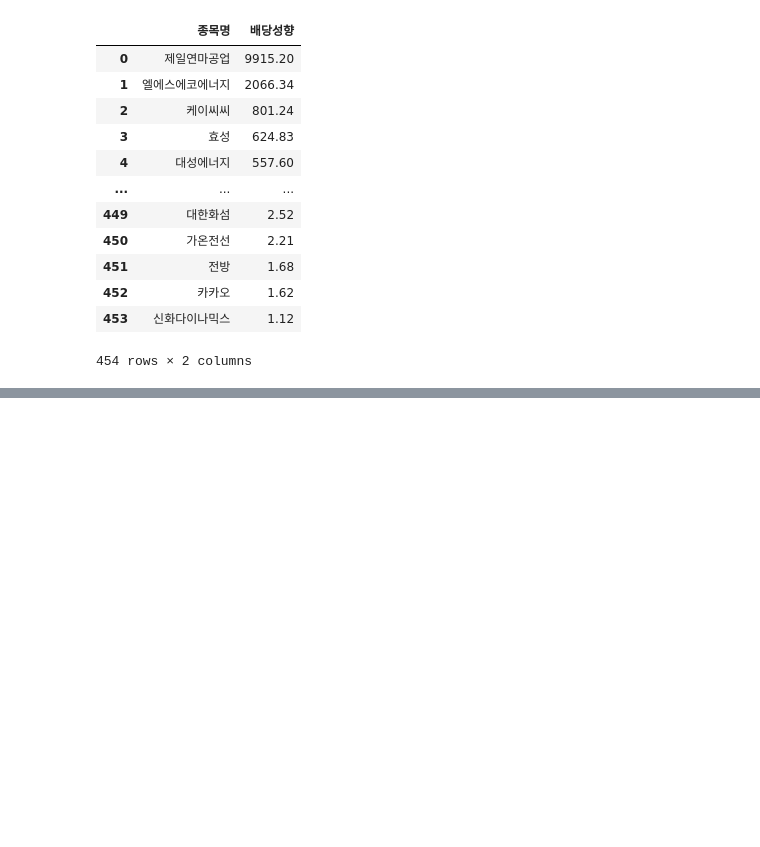
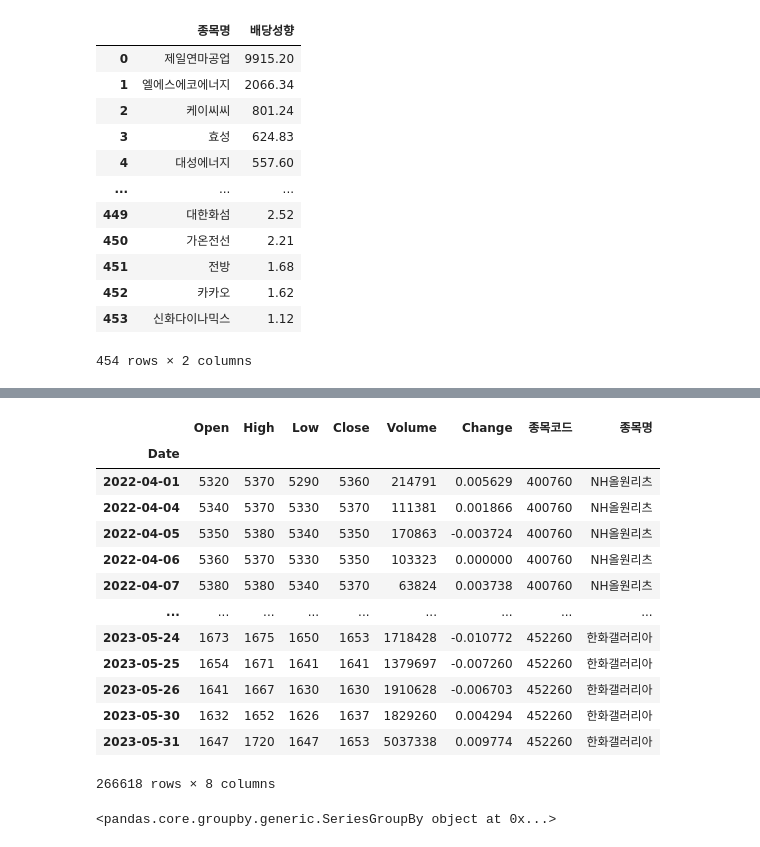
Before and after one commit to minxzzy/hackathon, a Jupyter notebook: need.ipynb, the cells around one changed output, grey strips where cells are left out. Saved outputs shown, nothing was run; the diff lists cells and outputs as text; code cells hidden in the pictures; blank space fills up the shorter version.

```diff
--- a/need.ipynb
+++ b/need.ipynb
@@ -196,0 +293,5 @@ dbi
+# %%
+c = close['종목명'].unique()
+c = pd.DataFrame(c)
+c.columns=['종목명']
+c
@@ -196,0 +312,2 @@ dbi
+# %%
+code['종목명'] = c['종목명']
@@ -196,0 +353,5 @@ dbi
+# %%
+sell = []
+for i in code.index :
+    df = fdr.DataReader(str(code.loc[i, '종목코드']), '2022-04-01', '2023-05-31')
+    sell.append(df)
@@ -196,0 +378,26 @@ dbi
+# %%
+for i in code.index :
+    sell[i]['종목코드'] = code.loc[i, '종목코드']
+    sell[i]['종목명'] = code.loc[i, '종목명']
+# %%
+data = pd.concat(sell)
+data
+# %% [output]
+|  | Open | High | Low | Close | Volume | Change | 종목코드 | 종목명 |
+| Date |  |  |  |  |  |  |  |  |
+| 2022-04-01 | 5320 | 5370 | 5290 | 5360 | 214791 | 0.005629 | 400760 | NH올원리츠 |
+| 2022-04-04 | 5340 | 5370 | 5330 | 5370 | 111381 | 0.001866 | 400760 | NH올원리츠 |
+| 2022-04-05 | 5350 | 5380 | 5340 | 5350 | 170863 | -0.003724 | 400760 | NH올원리츠 |
+| 2022-04-06 | 5360 | 5370 | 5330 | 5350 | 103323 | 0.000000 | 400760 | NH올원리츠 |
+| 2022-04-07 | 5380 | 5380 | 5340 | 5370 | 63824 | 0.003738 | 400760 | NH올원리츠 |
+| ... | ... | ... | ... | ... | ... | ... | ... | ... |
+| 2023-05-24 | 1673 | 1675 | 1650 | 1653 | 1718428 | -0.010772 | 452260 | 한화갤러리아 |
+| 2023-05-25 | 1654 | 1671 | 1641 | 1641 | 1379697 | -0.007260 | 452260 | 한화갤러리아 |
+| 2023-05-26 | 1641 | 1667 | 1630 | 1630 | 1910628 | -0.006703 | 452260 | 한화갤러리아 |
+| 2023-05-30 | 1632 | 1652 | 1626 | 1637 | 1829260 | 0.004294 | 452260 | 한화갤러리아 |
+| 2023-05-31 | 1647 | 1720 | 1647 | 1653 | 5037338 | 0.009774 | 452260 | 한화갤러리아 |
+266618 rows × 8 columns
+# %%
+data.groupby('종목코드')['Low']
+# %% [output]
+<pandas.core.groupby.generic.SeriesGroupBy object at 0x...>
```
Also changed, not shown: parts of 12 cells of this notebook.
